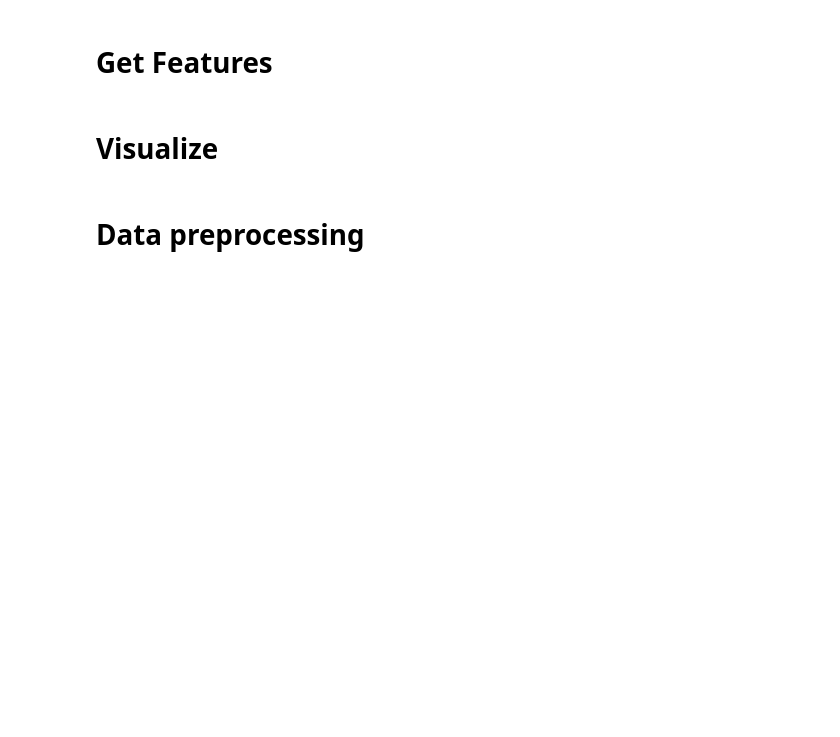
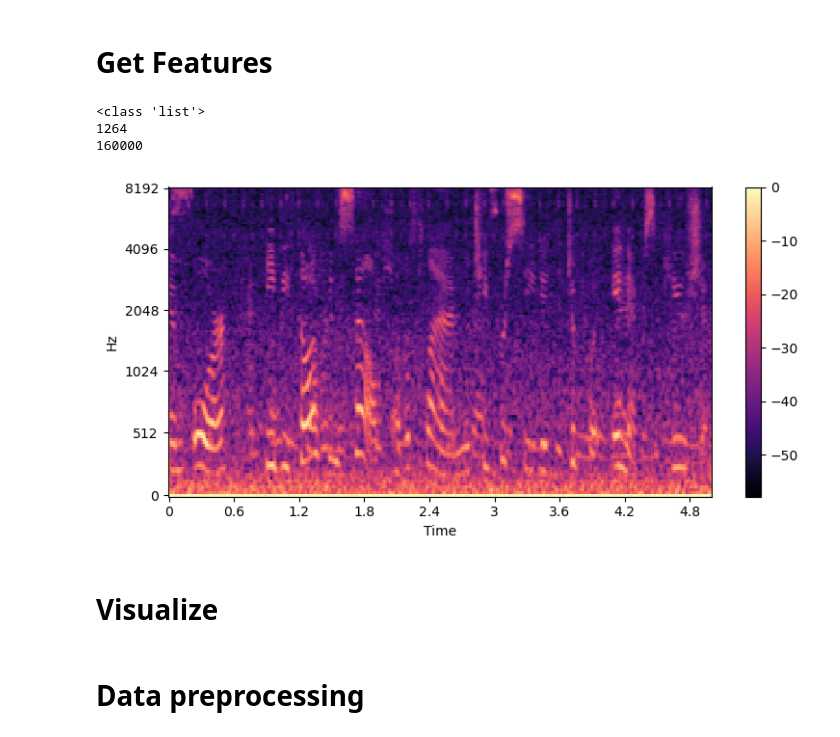
Before and after one commit to kty2001/Dacon, a Jupyter notebook: SW_ty/task.ipynb, the cells around one changed output. Cells and saved outputs as stored; diff of their text form; code cells hidden in the pictures; blank space fills up the shorter version.

```diff
--- a/SW_ty/task.ipynb
+++ b/SW_ty/task.ipynb
@@ -75 +61,38 @@ print(train_mfcc_labels)
+# %%
+def get_unlabel_feature(data_path):
+    data = glob.glob(os.path.join(data_path, "*.ogg"))
+    features = []
+    for row in tqdm(data):
+        y, sr = librosa.load(row, sr=CONFIG.SR)
+        features.append(y)
+
+    return features
+# %%
+unlabel_melspec_features = get_unlabel_feature('data/unlabeled_data')
+# %%
+with open('data/features/unlabeled_data_features.pkl', 'wb') as f:
+    pickle.dump(unlabel_melspec_features, f)
+with open('data/features/unlabeled_data_features.pkl', 'rb') as f:
+    unlabel_features = pickle.load(f)
+print(type(unlabel_features))
+print(len(unlabel_features))
+print(len(unlabel_features[0]))
+print(unlabel_features[0])
+# %% [output]
+<class 'list'>
+1264
+160000
+# %%
+
+melspec = librosa.feature.melspectrogram(y=unlabel_features[10]+unlabel_features[20], sr=32000, n_mels=128, fmax=8192)
+melspec_dB = librosa.power_to_db(melspec, ref=np.max)
+plt.figure(figsize=(8, 4))
+librosa.display.specshow(melspec_dB, x_axis='time', y_axis='mel', sr=32000, fmax=8192)
+plt.colorbar()
+# plt.axis('off')
+plt.tight_layout()
+plt.show()
+plt.close()
+# %% [output]
+[figure, added]
 # %%
```
Also changed, not shown: parts of 11 cells of this notebook, 12 other files.
